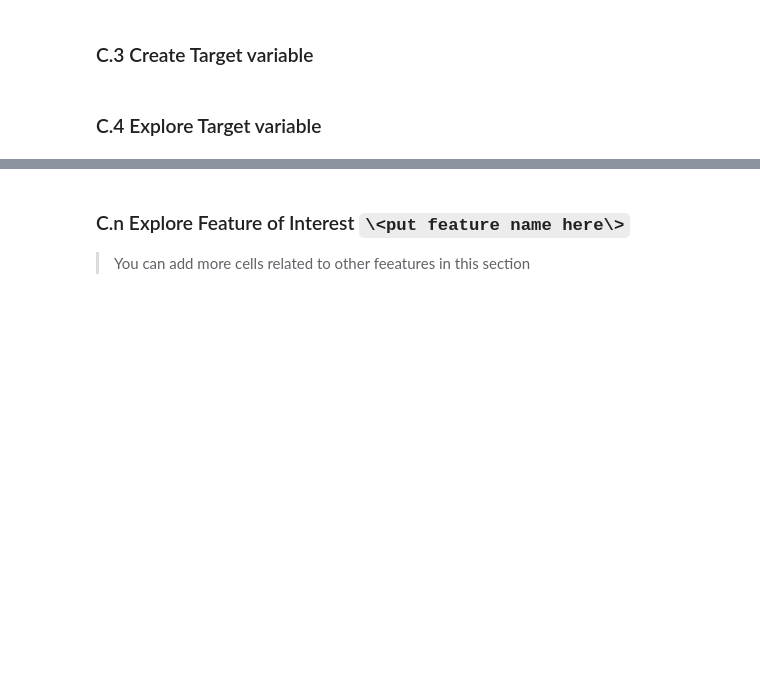
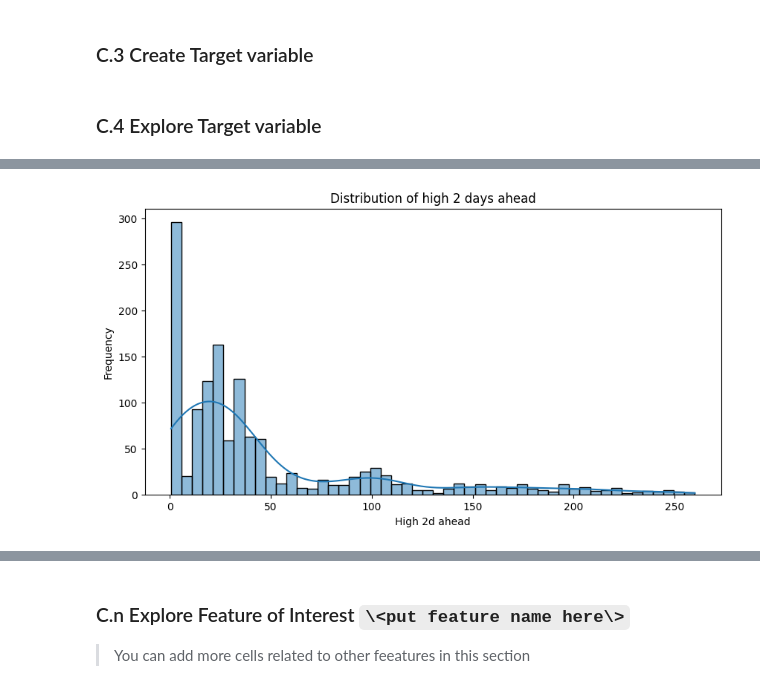
Before and after one commit to KittituchW/crypto-forecast-ml-research, a Jupyter notebook: notebooks/36120-25SP-AT3-group_13-25552249.ipynb, the cells around one changed output, grey strips where cells are left out. Saved outputs shown, nothing was run; the diff lists cells and outputs as text; code cells hidden in the pictures; blank space fills up the shorter version.

```diff
--- a/notebooks/36120-25SP-AT3-group_13-25552249.ipynb
+++ b/notebooks/36120-25SP-AT3-group_13-25552249.ipynb
@@ -67,0 +328,2 @@ print_tile(size="h3", key='stakeholders_expectations_explanations', value=stakeh
+# %%
+solana_df = solana_df.drop("name", axis=1)
@@ -69,3 +352,11 @@ print_tile(size="h3", key='stakeholders_expectations_explanations', value=stakeh
 ### C.2 Define Target variable
 # %%
 # <Student to fill this section>
+# %%
+# Shift the 'high' column by -2 to create the target 2 days ahead
+solana_df['high_2d_ahead'] = solana_df['high'].shift(-2)
+
+# Check the first few rows
+print(solana_df[['timeOpen', 'high', 'high_2d_ahead']].head(5))
+# Check the last few rows
+print(solana_df[['timeOpen', 'high', 'high_2d_ahead']].tail(5))
@@ -72,3 +376,6 @@ print_tile(size="h3", key='stakeholders_expectations_explanations', value=stakeh
+# %%
+# Drop the NaN columns
+solana_df = solana_df.dropna(subset=['high_2d_ahead'])
 # %%
 # <Student to fill this section>
 target_definition_explanations = """
@@ -89,0 +398,13 @@ target_name = ''
+# %%
+# Split to training and test set first
+
+eda_solana_df = solana_df.copy()
+
+train_size = 0.8  # 80% for training
+split_index = int(len(eda_solana_df) * train_size)
+
+train_df = eda_solana_df.iloc[:split_index]
+test_df = eda_solana_df.iloc[split_index:]
+
+print(f"Train: {train_df['timeOpen'].min()} to {train_df['timeOpen'].max()}")
+print(f"Test: {test_df['timeOpen'].min()} to {test_df['timeOpen'].max()}")
@@ -89,0 +414,9 @@ target_name = ''
+# %%
+plt.figure(figsize=(10, 5))
+sns.histplot(train_df['high_2d_ahead'], bins=50, kde=True)
+plt.title("Distribution of high 2 days ahead")
+plt.xlabel("High 2d ahead")
+plt.ylabel("Frequency")
+plt.show()
+# %% [output]
+[figure, added]
```
Also changed, not shown: parts of 97 cells of this notebook, 2 other files.
